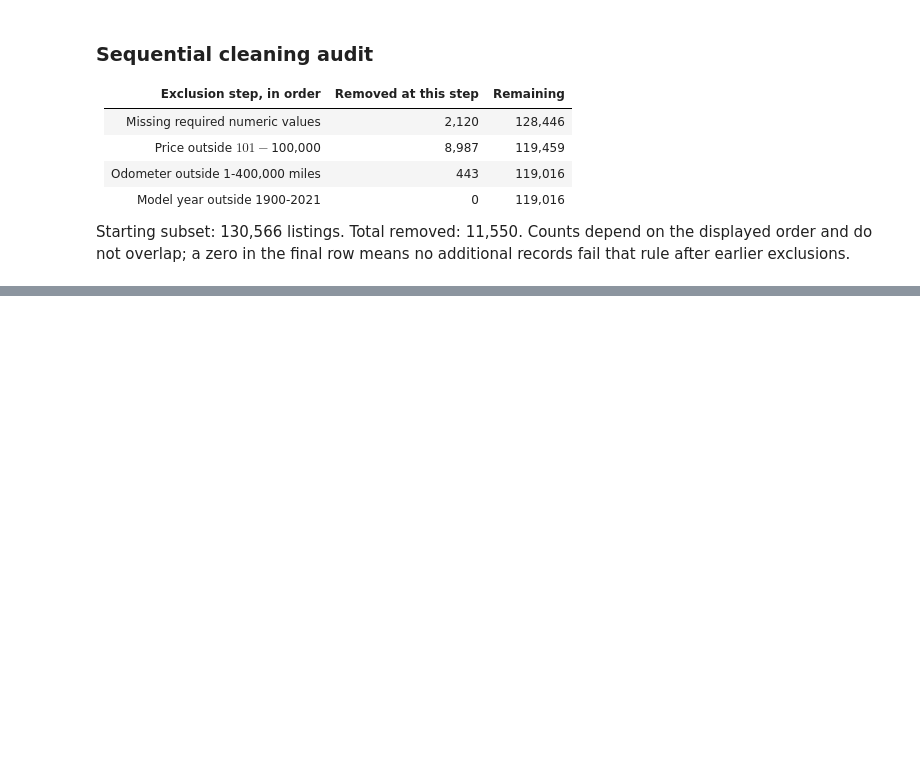
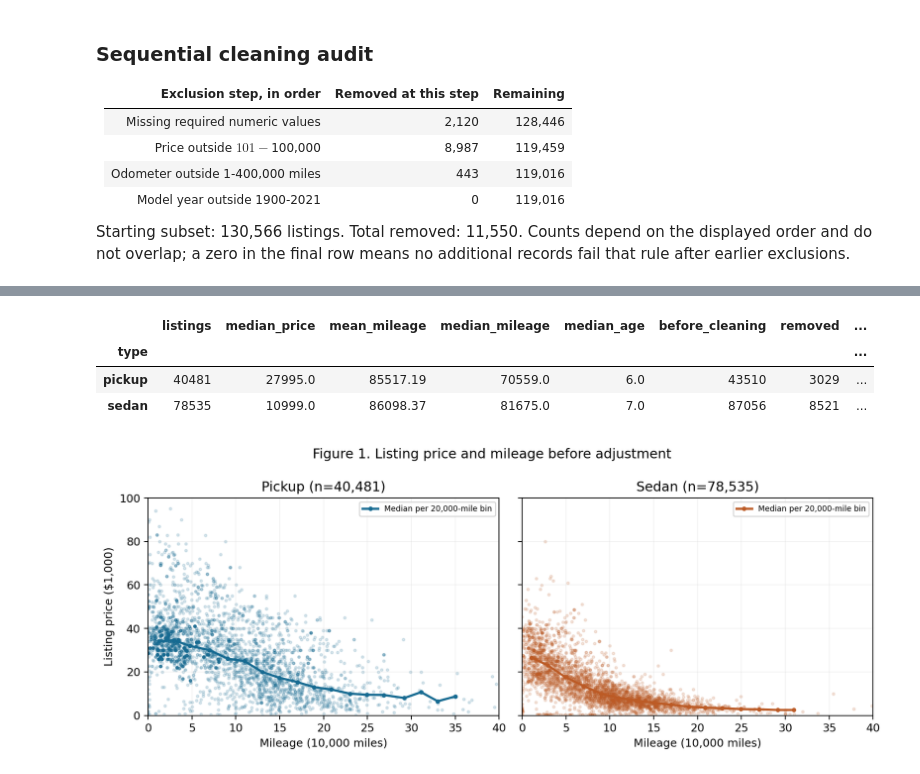
Before and after one commit to masikomamba/data_mining, a Jupyter notebook: checkpoint1/Checkpoint1_notebook.ipynb, the cells around one changed output, grey strips where cells are left out. Cells and saved outputs as stored; diff of their text form; code cells hidden in the pictures; blank space fills up the shorter version.

```diff
--- a/checkpoint1/Checkpoint1_notebook.ipynb
+++ b/checkpoint1/Checkpoint1_notebook.ipynb
@@ -432,0 +453,48 @@ Starting subset: 130,566 listings. Total removed: 11,550. Counts depend on the d
+# %%
+group_summary = cleaned.groupby("type").agg(
+    listings=("id", "size"),
+    median_price=("price", "median"),
+    mean_mileage=("odometer", "mean"),
+    median_mileage=("odometer", "median"),
+    median_age=("vehicle_age", "median"),
+)
+group_summary["before_cleaning"] = subset_type.groupby("type").size()
+group_summary["removed"] = group_summary["before_cleaning"] - group_summary["listings"]
+group_summary["removed_percent"] = 100 * group_summary["removed"] / group_summary["before_cleaning"]
+group_summary.to_csv("group_summary.csv")
+assert int(group_summary["listings"].sum()) == len(cleaned)
+display(group_summary.round(2))
+# %% [output]
+|  | listings | median_price | mean_mileage | median_mileage | median_age | before_cleaning | removed | ... |
+| type |  |  |  |  |  |  |  | ... |
+| pickup | 40481 | 27995.0 | 85517.19 | 70559.0 | 6.0 | 43510 | 3029 | ... |
+| sedan | 78535 | 10999.0 | 86098.37 | 81675.0 | 7.0 | 87056 | 8521 | ... |
+# %%
+from IPython.display import Image
+
+figure_dir = Path("figures")
+figure_dir.mkdir(exist_ok=True)
+fig, axes = plt.subplots(1, 2, figsize=(10, 4), sharex=True, sharey=True)
+colors = {"pickup": "#176b92", "sedan": "#bc5b26"}
+for ax, vehicle_type in zip(axes, ["pickup", "sedan"]):
+    group = cleaned.loc[cleaned["type"].eq(vehicle_type)]
+    points = group.sample(n=min(3500, len(group)), random_state=5593)
+    ax.scatter(points["odometer_10k"], points["price"] / 1000,
+               s=5, alpha=0.15, color=colors[vehicle_type], rasterized=True)
+    binned = group.assign(mileage_bin=pd.cut(group["odometer_10k"], np.arange(0, 42, 2), include_lowest=True))
+    medians = binned.groupby("mileage_bin", observed=True).agg(
+        miles=("odometer_10k", "median"), price=("price", "median"), n=("id", "size"))
+    medians = medians.loc[medians["n"].ge(30)]
+    ax.plot(medians["miles"], medians["price"] / 1000, color=colors[vehicle_type],
+            marker="o", markersize=3, linewidth=2, label="Median per 20,000-mile bin")
+    ax.set(title=f"{vehicle_type.title()} (n={len(group):,})", xlabel="Mileage (10,000 miles)", xlim=(0, 40), ylim=(0, 100))
+    ax.grid(alpha=0.15)
+    ax.legend(fontsize=7, loc="upper right")
+axes[0].set_ylabel("Listing price ($1,000)")
+fig.suptitle("Figure 1. Listing price and mileage before adjustment", fontsize=12)
+fig.tight_layout()
+fig.savefig(figure_dir / "price_mileage.png", dpi=180, bbox_inches="tight")
+plt.close(fig)
+display(Image(filename=str(figure_dir / "price_mileage.png")))
+# %% [output]
+[figure, added]
```
Also changed, not shown: parts of 4 cells of this notebook, 3 other files.
